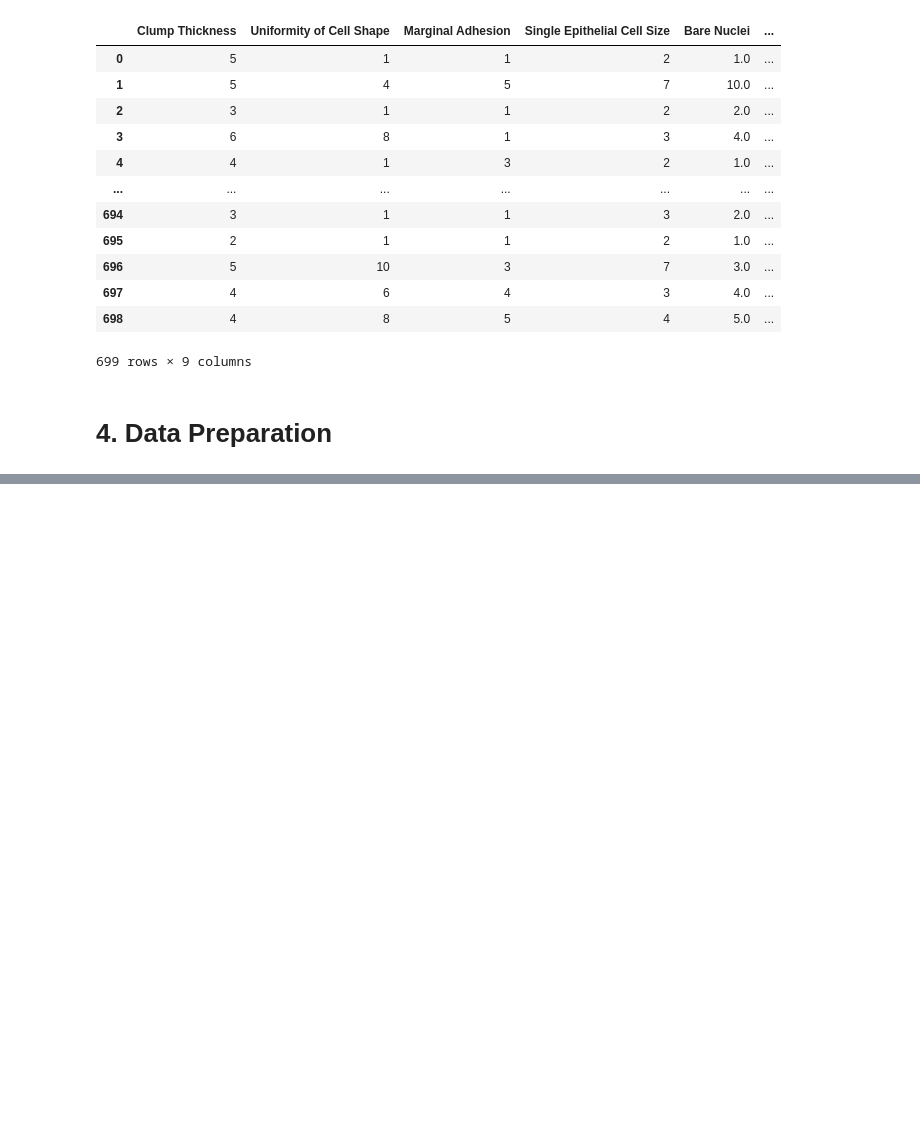
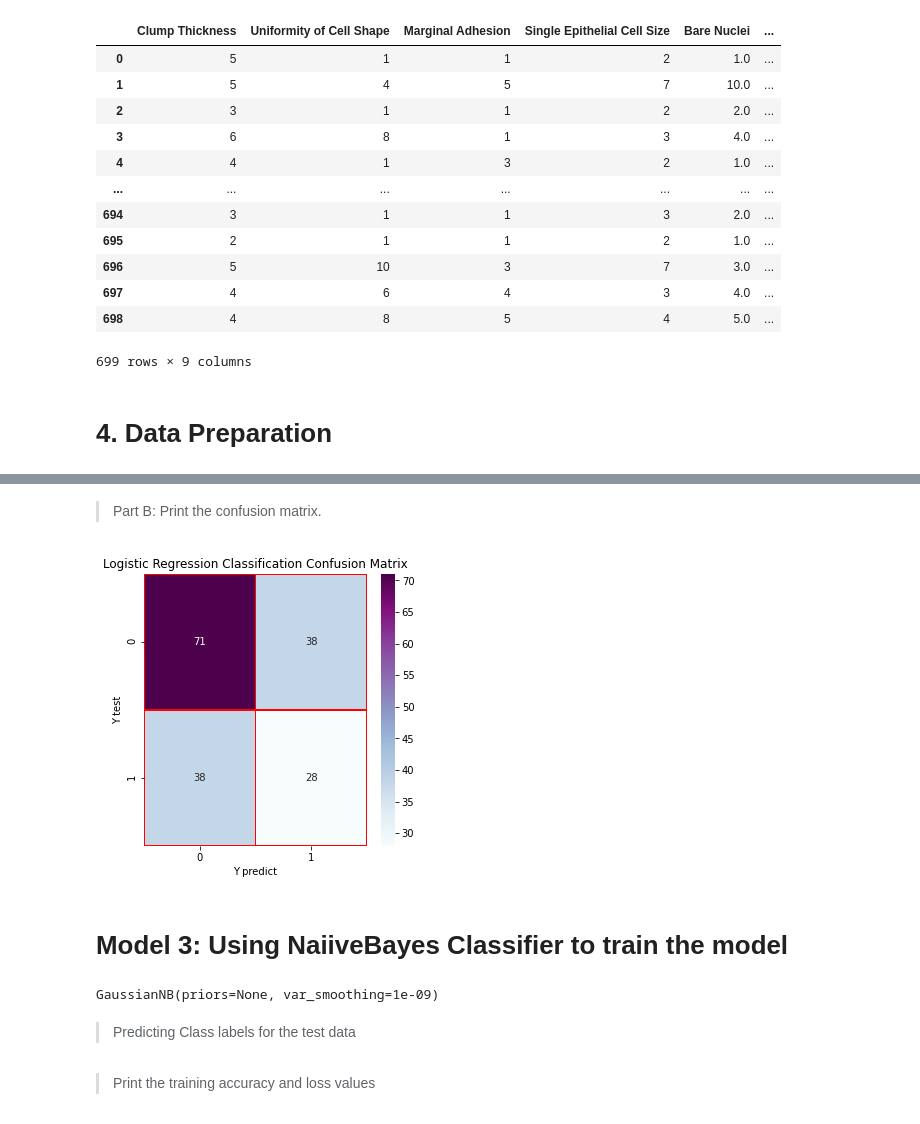
Before and after one commit to vpaluparthi/ML_Assignment1, a Jupyter notebook: Group244_BreastCancer.ipynb, the cells around one changed output, grey strips where cells are left out. Cells and saved outputs as stored; diff of their text form; code cells hidden in the pictures; blank space fills up the shorter version.

```diff
--- a/Group244_BreastCancer.ipynb
+++ b/Group244_BreastCancer.ipynb
@@ -339,0 +420,23 @@ for i in range(10):
+# %% [markdown]
+> Part B: Print the confusion matrix.
+# %%
+logreg_cm = confusion_matrix(test_y, predict_y)
+f, ax = plt.subplots(figsize=(5,5))
+sns.heatmap(logreg_cm, annot=True, linewidth=0.7, linecolor='red', fmt='g', ax=ax, cmap="BuPu")
+plt.title('Logistic Regression Classification Confusion Matrix')
+plt.xlabel('Y predict')
+plt.ylabel('Y test')
+plt.show()
+# %% [output]
+[figure, added]
+# %% [markdown]
+# Model 3: Using NaiiveBayes Classifier to train the model
+# %%
+# We define the model
+nbcla = GaussianNB()
+# We train model
+nbcla.fit(train_X, train_y)
+# %% [output]
+GaussianNB(priors=None, var_smoothing=1e-09)
+# %% [markdown]
+> Predicting Class labels for the test data
@@ -339,0 +446,2 @@ for i in range(10):
+# %% [markdown]
+ > Print the training accuracy and loss values
```
Also changed, not shown: parts of 30 cells of this notebook.
